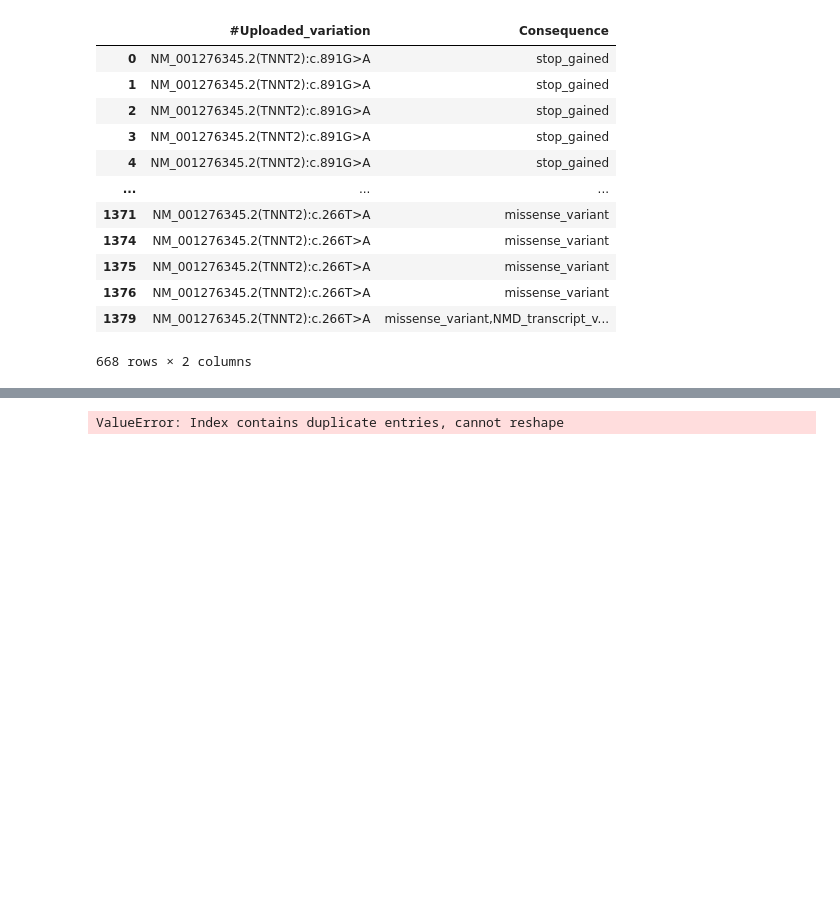
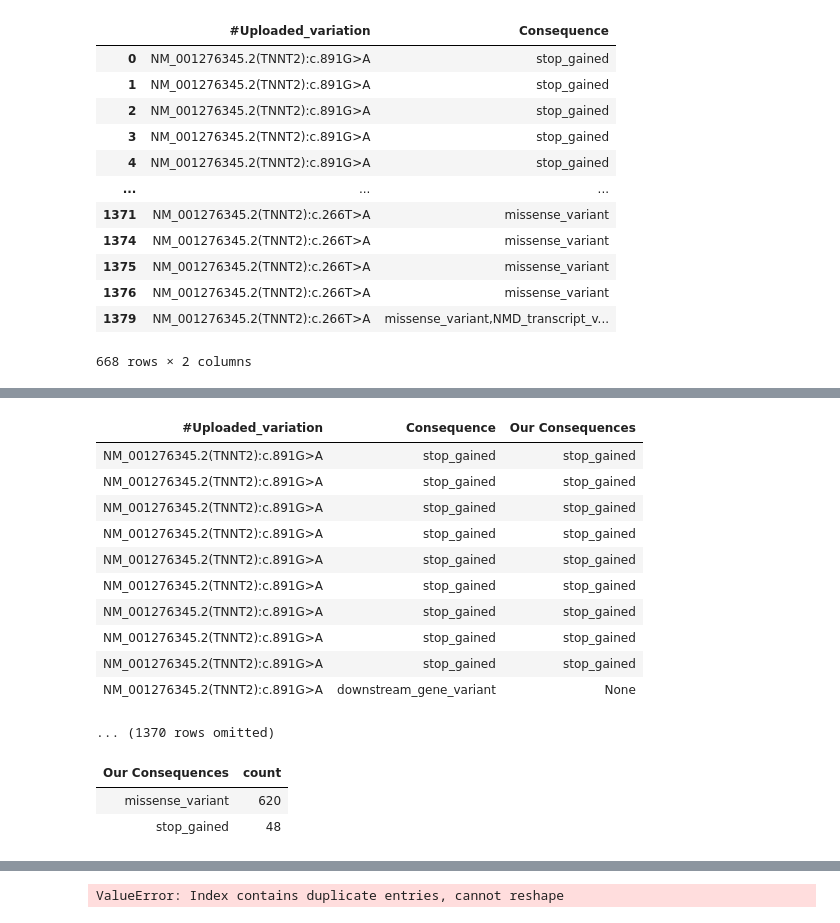
Before and after one commit to hannahmarieaguilar/Data-for-Project-, a Jupyter notebook: DATA/TNNT2.ipynb, the cells around one changed output, grey strips where cells are left out. Drawn from its saved outputs; the diff is of its cells as text; code cells hidden in the pictures; blank space fills up the shorter version.

```diff
--- a/DATA/TNNT2.ipynb
+++ b/DATA/TNNT2.ipynb
@@ -130,0 +157,29 @@ test1
+# %%
+try1 = new.apply(label_consequence, 'Consequence')
+try1
+new = new.with_columns('Our Consequences', try1)
+new
+# %% [output]
+| #Uploaded_variation | Consequence | Our Consequences |
+| NM_001276345.2(TNNT2):c.891G>A | stop_gained | stop_gained |
+| NM_001276345.2(TNNT2):c.891G>A | stop_gained | stop_gained |
+| NM_001276345.2(TNNT2):c.891G>A | stop_gained | stop_gained |
+| NM_001276345.2(TNNT2):c.891G>A | stop_gained | stop_gained |
+| NM_001276345.2(TNNT2):c.891G>A | stop_gained | stop_gained |
+| NM_001276345.2(TNNT2):c.891G>A | stop_gained | stop_gained |
+| NM_001276345.2(TNNT2):c.891G>A | stop_gained | stop_gained |
+| NM_001276345.2(TNNT2):c.891G>A | stop_gained | stop_gained |
+| NM_001276345.2(TNNT2):c.891G>A | stop_gained | stop_gained |
+| NM_001276345.2(TNNT2):c.891G>A | downstream_gene_variant | None |
+... (1370 rows omitted)
+# %%
+try1 = new.apply(label_consequence, 'Consequence')
+new2 = new.with_column('Our Consequences', try1)
+new2
+yay = new2.where('Our Consequences', are.not_equal_to(None))
+test3 = yay.group('Our Consequences')
+test3
+# %% [output]
+| Our Consequences | count |
+| missense_variant | 620 |
+| stop_gained | 48 |
```
Also changed, not shown: parts of 3 cells of this notebook.
